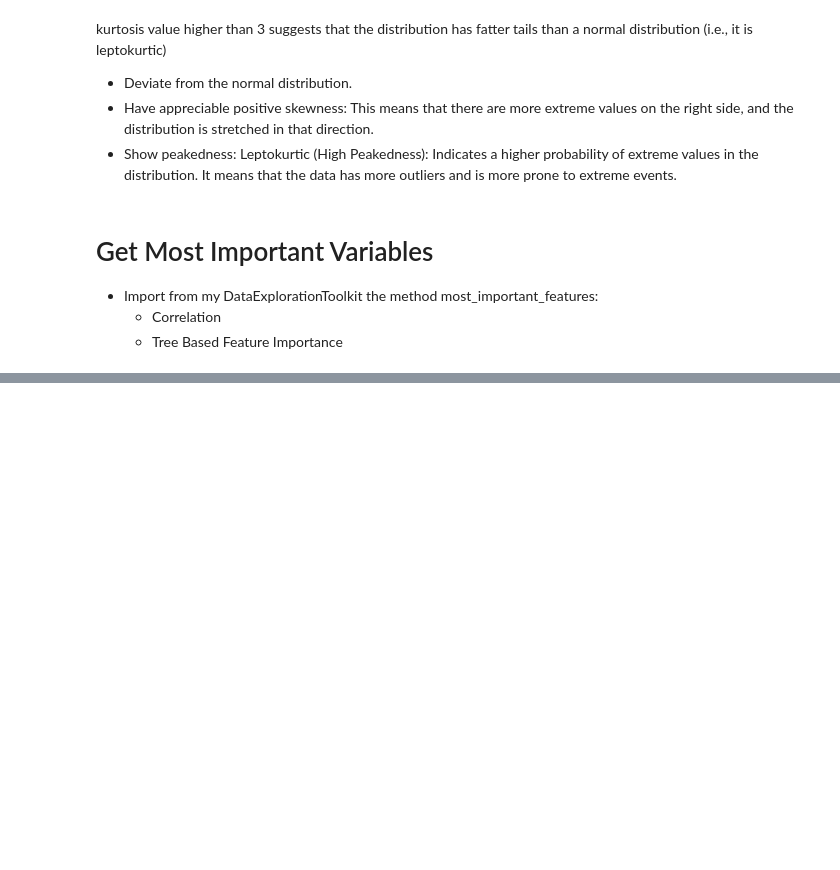
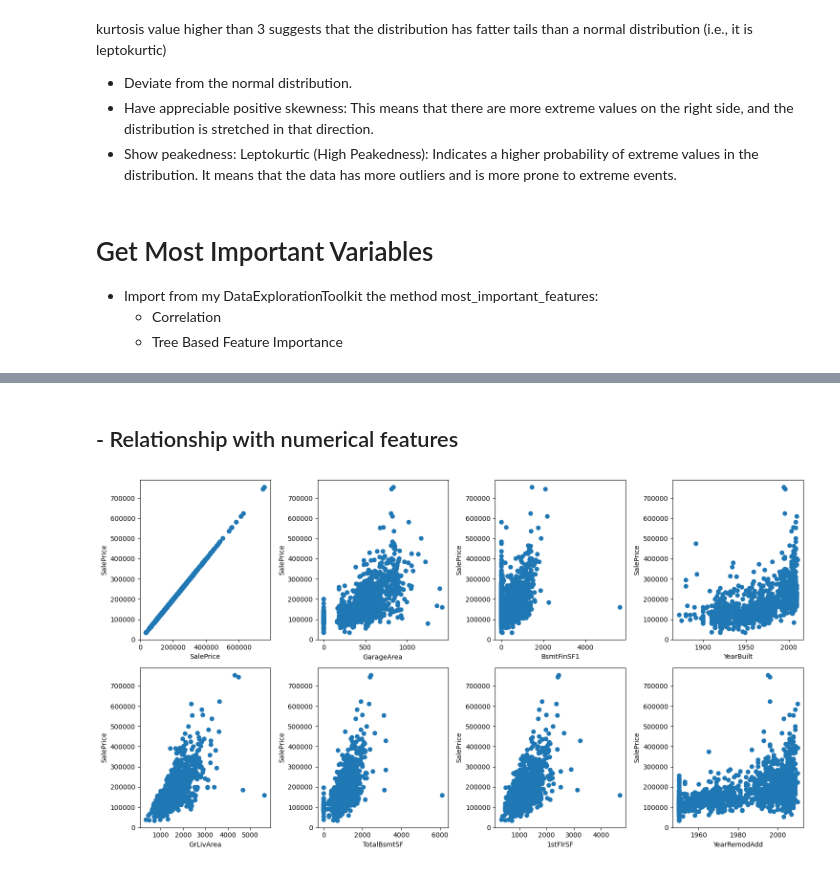
Before and after one commit to PJGPFCosta/DataExploration, a Jupyter notebook: Comprehensive Data Exploration/1-Initial.ipynb, the cells around one changed output, grey strips where cells are left out. Cells and saved outputs as stored; diff of their text form; code cells hidden in the pictures; blank space fills up the shorter version.

```diff
--- a/Comprehensive Data Exploration/1-Initial.ipynb
+++ b/Comprehensive Data Exploration/1-Initial.ipynb
@@ -130,0 +125,25 @@ plt.show()
+# %% [markdown]
+## - Relationship with numerical features
+# %%
+# Create a grid of subplots
+fig, axes = plt.subplots(nrows=2, ncols=len(num_cols)//2, figsize=(15, 8))
+
+# Flatten the axes array for easy iteration
+axes = axes.flatten()
+
+# Iterate through the numerical columns
+for i, var in enumerate(num_cols):
+    data = pd.concat([subset_df['SalePrice'], subset_df[var]], axis=1)
+
+    # Create a scatter plot
+    axes[i].scatter(data[var], data['SalePrice'])
+    axes[i].set_xlabel(var)
+    axes[i].set_ylabel('SalePrice')
+
+# Adjust layout
+plt.tight_layout()
+
+# Show the plots
+plt.show()
+# %% [output]
+[figure, added]
```
Also changed, not shown: parts of 8 cells of this notebook, 1 other file.
